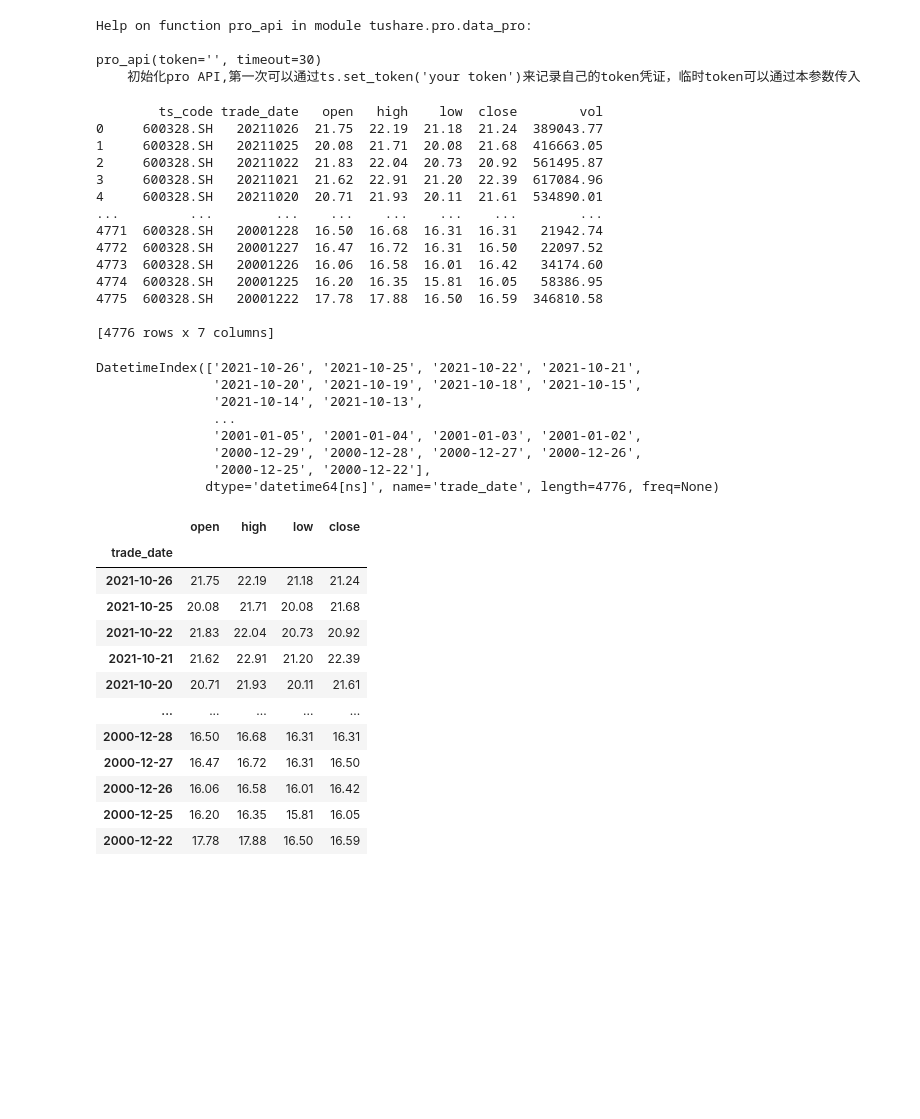
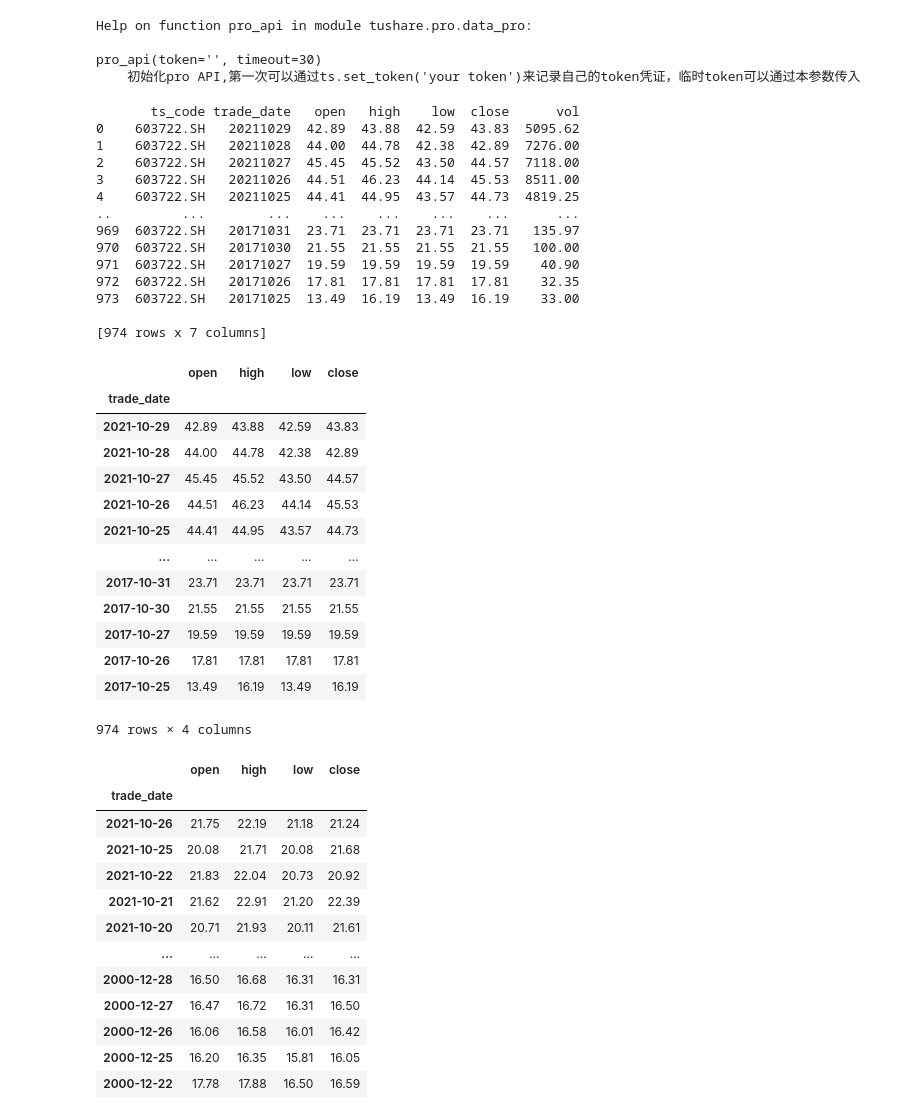
Before and after one commit to besttea/BestteaPythonWork, a Jupyter notebook: stocktest/stocktest.ipynb, the cells around one changed output. Saved outputs shown, nothing was run; the diff lists cells and outputs as text; code cells hidden in the pictures; blank space fills up the shorter version.

```diff
--- a/stocktest/stocktest.ipynb
+++ b/stocktest/stocktest.ipynb
@@ -66,35 +66,41 @@ data = pro.daily(**{
 ])
 # %%
 print(data)
-data.to_csv("stock600328.csv")
+data.to_csv("stock603722.csv")
 # %% [output]
-        ts_code trade_date   open   high    low  close        vol
-0     600328.SH   20211026  21.75  22.19  21.18  21.24  389043.77
-1     600328.SH   20211025  20.08  21.71  20.08  21.68  416663.05
-2     600328.SH   20211022  21.83  22.04  20.73  20.92  561495.87
-3     600328.SH   20211021  21.62  22.91  21.20  22.39  617084.96
-4     600328.SH   20211020  20.71  21.93  20.11  21.61  534890.01
-...         ...        ...    ...    ...    ...    ...        ...
-4771  600328.SH   20001228  16.50  16.68  16.31  16.31   21942.74
-4772  600328.SH   20001227  16.47  16.72  16.31  16.50   22097.52
-4773  600328.SH   20001226  16.06  16.58  16.01  16.42   34174.60
-4774  600328.SH   20001225  16.20  16.35  15.81  16.05   58386.95
-4775  600328.SH   20001222  17.78  17.88  16.50  16.59  346810.58
+       ts_code trade_date   open   high    low  close      vol
+0    603722.SH   20211029  42.89  43.88  42.59  43.83  5095.62
+1    603722.SH   20211028  44.00  44.78  42.38  42.89  7276.00
+2    603722.SH   20211027  45.45  45.52  43.50  44.57  7118.00
+3    603722.SH   20211026  44.51  46.23  44.14  45.53  8511.00
+4    603722.SH   20211025  44.41  44.95  43.57  44.73  4819.25
+..         ...        ...    ...    ...    ...    ...      ...
+969  603722.SH   20171031  23.71  23.71  23.71  23.71   135.97
+970  603722.SH   20171030  21.55  21.55  21.55  21.55   100.00
+971  603722.SH   20171027  19.59  19.59  19.59  19.59    40.90
+972  603722.SH   20171026  17.81  17.81  17.81  17.81    32.35
+973  603722.SH   20171025  13.49  16.19  13.49  16.19    33.00
 
-[4776 rows x 7 columns]
+[974 rows x 7 columns]
 # %%
-data=pd.read_csv("./stock600328.csv",parse_dates=["trade_date"],index_col="trade_date")[["open","high","low","close"]]
+data=pd.read_csv("./stock603722.csv",parse_dates=["trade_date"],index_col="trade_date")[["open","high","low","close"]]
 # data=pd.read_csv("./stock688333.csv",parse_dates=["trade_date"])[["trade_date","open","high","low","close","vol"]]
-data.index
+data
 # %% [output]
+|  | open | high | low | close |
+| trade_date |  |  |  |  |
+| 2021-10-29 | 42.89 | 43.88 | 42.59 | 43.83 |
+| 2021-10-28 | 44.00 | 44.78 | 42.38 | 42.89 |
+| 2021-10-27 | 45.45 | 45.52 | 43.50 | 44.57 |
+| 2021-10-26 | 44.51 | 46.23 | 44.14 | 45.53 |
+| 2021-10-25 | 44.41 | 44.95 | 43.57 | 44.73 |
+| ... | ... | ... | ... | ... |
+| 2017-10-31 | 23.71 | 23.71 | 23.71 | 23.71 |
+| 2017-10-30 | 21.55 | 21.55 | 21.55 | 21.55 |
+| 2017-10-27 | 19.59 | 19.59 | 19.59 | 19.59 |
+| 2017-10-26 | 17.81 | 17.81 | 17.81 | 17.81 |
+| 2017-10-25 | 13.49 | 16.19 | 13.49 | 16.19 |
-DatetimeIndex(['2021-10-26', '2021-10-25', '2021-10-22', '2021-10-21',
-               '2021-10-20', '2021-10-19', '2021-10-18', '2021-10-15',
-               '2021-10-14', '2021-10-13',
-               ...
-               '2001-01-05', '2001-01-04', '2001-01-03', '2001-01-02',
-               '2000-12-29', '2000-12-28', '2000-12-27', '2000-12-26',
-               '2000-12-25', '2000-12-22'],
-              dtype='datetime64[ns]', name='trade_date', length=4776, freq=None)
+974 rows × 4 columns
 # %%
 # 获取股价数据
 import pandas as pd
```
Also changed, not shown: parts of 16 cells of this notebook, 1 other file.
